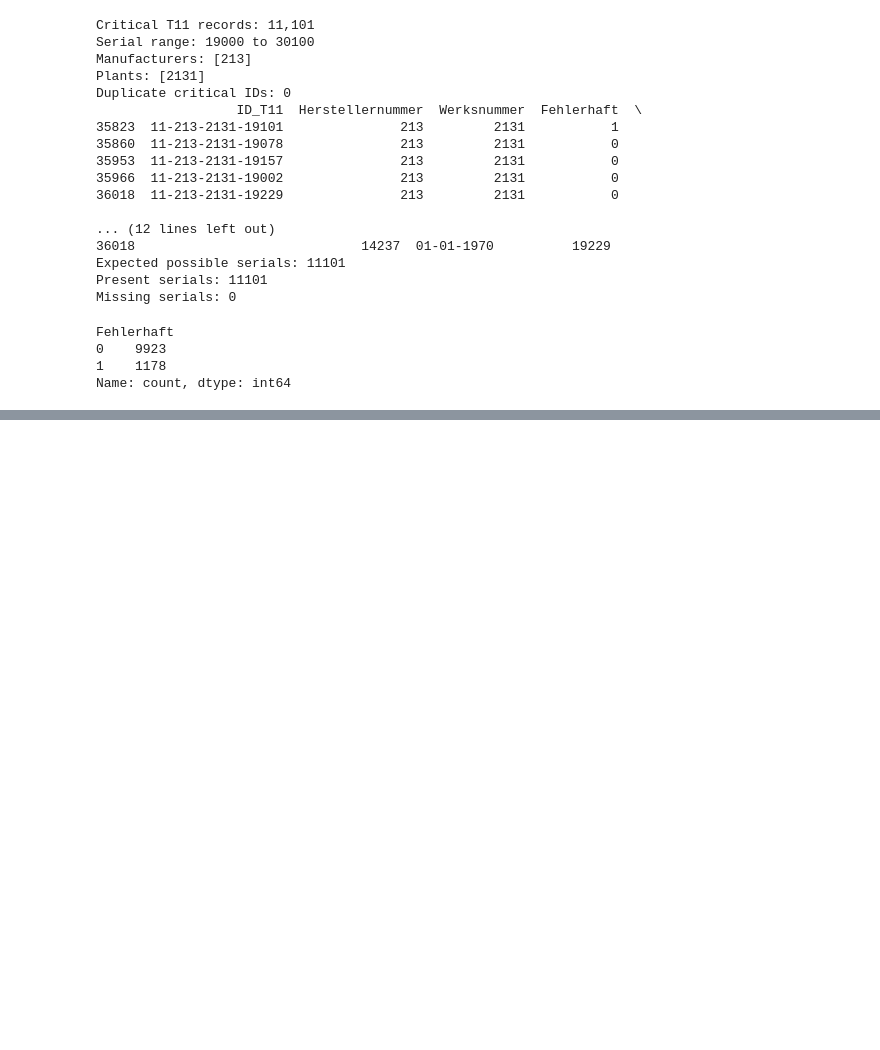
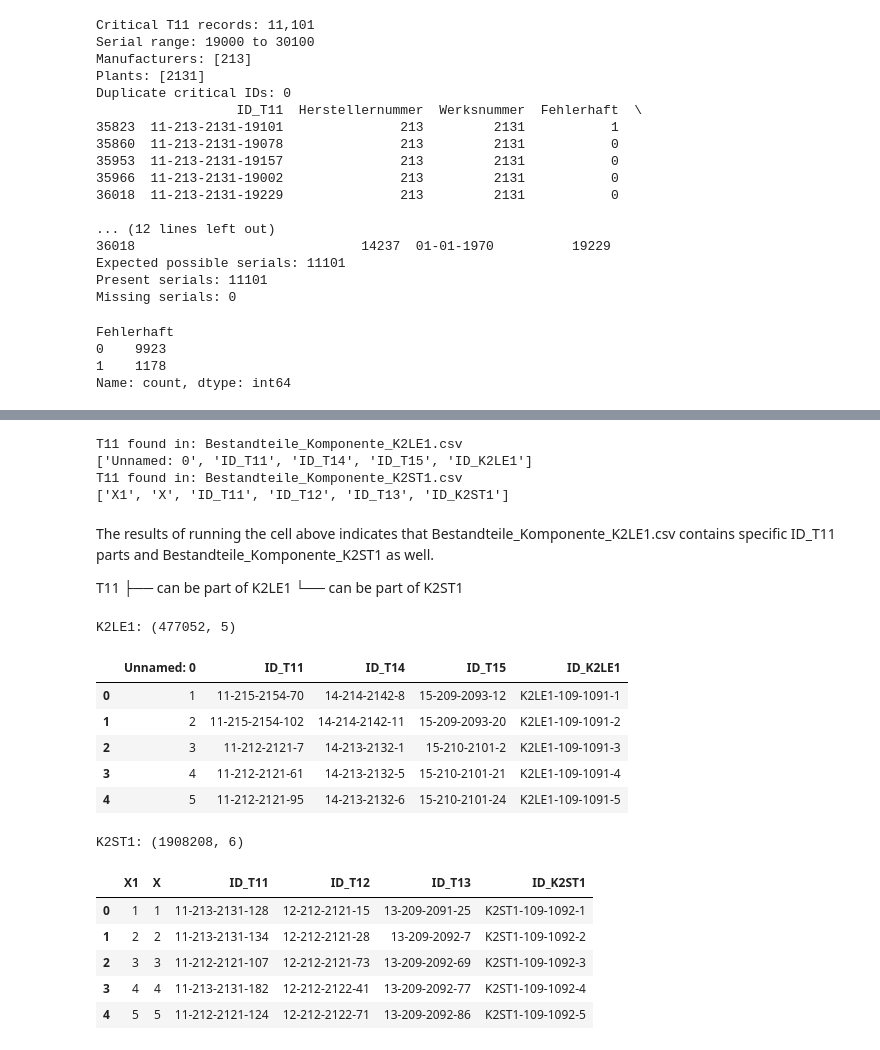
Before and after one commit to eniseirem/Data-Analysis-Case-Study, a Jupyter notebook: notebooks/case_study/case_study_v1.ipynb, the cells around one changed output, grey strips where cells are left out. Saved outputs shown, nothing was run; the diff lists cells and outputs as text; code cells hidden in the pictures; blank space fills up the shorter version.

```diff
--- a/notebooks/case_study/case_study_v1.ipynb
+++ b/notebooks/case_study/case_study_v1.ipynb
@@ -624,0 +710,52 @@ Name: count, dtype: int64
+# %%
+for path in component_bom_files:
+    df_header = pd.read_csv(
+        path,
+        nrows=0,
+        sep=None,
+        engine="python" #for automatic delimiter detection
+    )
+
+    if "ID_T11" in df_header.columns:
+        print(f"T11 found in: {path.name}")
+        print(df_header.columns.tolist())
+# %% [output]
+T11 found in: Bestandteile_Komponente_K2LE1.csv
+['Unnamed: 0', 'ID_T11', 'ID_T14', 'ID_T15', 'ID_K2LE1']
+T11 found in: Bestandteile_Komponente_K2ST1.csv
+['X1', 'X', 'ID_T11', 'ID_T12', 'ID_T13', 'ID_K2ST1']
+# %% [markdown]
+The results of running the cell above indicates that Bestandteile_Komponente_K2LE1.csv contains specific ID_T11 parts and Bestandteile_Komponente_K2ST1 as well.
+
+T11
+├── can be part of K2LE1
+└── can be part of K2ST1
+# %%
+k2le1_bom = load_raw_file(
+    RAW_DIR / "Komponente" / "Bestandteile_Komponente_K2LE1.csv"
+)
+
+k2st1_bom = load_raw_file(
+    RAW_DIR / "Komponente" / "Bestandteile_Komponente_K2ST1.csv"
+)
+
+print("K2LE1:", k2le1_bom.shape)
+display(k2le1_bom.head())
+
+print("K2ST1:", k2st1_bom.shape)
+display(k2st1_bom.head())
+# %% [output]
+K2LE1: (477052, 5)
+|  | Unnamed: 0 | ID_T11 | ID_T14 | ID_T15 | ID_K2LE1 |
+| 0 | 1 | 11-215-2154-70 | 14-214-2142-8 | 15-209-2093-12 | K2LE1-109-1091-1 |
+| 1 | 2 | 11-215-2154-102 | 14-214-2142-11 | 15-209-2093-20 | K2LE1-109-1091-2 |
+| 2 | 3 | 11-212-2121-7 | 14-213-2132-1 | 15-210-2101-2 | K2LE1-109-1091-3 |
+| 3 | 4 | 11-212-2121-61 | 14-213-2132-5 | 15-210-2101-21 | K2LE1-109-1091-4 |
+| 4 | 5 | 11-212-2121-95 | 14-213-2132-6 | 15-210-2101-24 | K2LE1-109-1091-5 |
+K2ST1: (1908208, 6)
+|  | X1 | X | ID_T11 | ID_T12 | ID_T13 | ID_K2ST1 |
+| 0 | 1 | 1 | 11-213-2131-128 | 12-212-2121-15 | 13-209-2091-25 | K2ST1-109-1092-1 |
+| 1 | 2 | 2 | 11-213-2131-134 | 12-212-2121-28 | 13-209-2092-7 | K2ST1-109-1092-2 |
+| 2 | 3 | 3 | 11-212-2121-107 | 12-212-2121-73 | 13-209-2092-69 | K2ST1-109-1092-3 |
+| 3 | 4 | 4 | 11-213-2131-182 | 12-212-2122-41 | 13-209-2092-77 | K2ST1-109-1092-4 |
+| 4 | 5 | 5 | 11-212-2121-124 | 12-212-2122-71 | 13-209-2092-86 | K2ST1-109-1092-5 |
```
Also changed, not shown: parts of 12 cells of this notebook.
